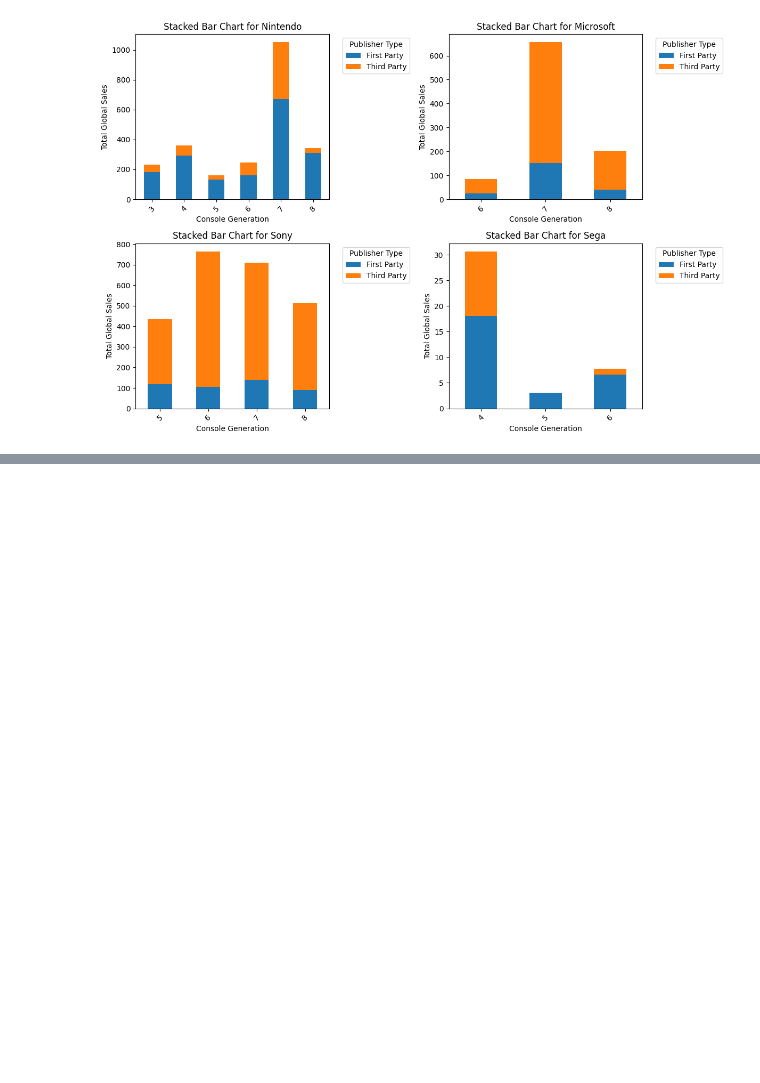
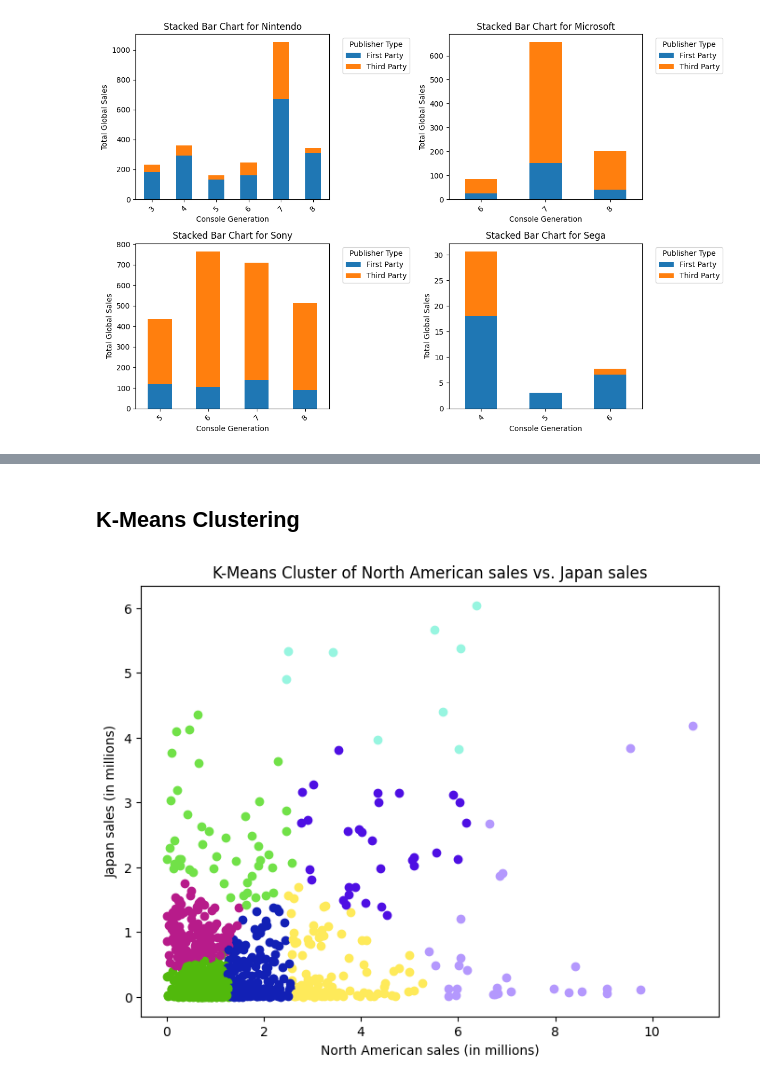
Before and after one commit to candersen114/Python2Source, a Jupyter notebook: finalproj.ipynb, the cells around one changed output, grey strips where cells are left out. Cells and saved outputs as stored; diff of their text form; code cells hidden in the pictures; blank space fills up the shorter version.

```diff
--- a/finalproj.ipynb
+++ b/finalproj.ipynb
@@ -522,0 +597,19 @@ plt.show()
+# %% [markdown]
+## K-Means Clustering
+# %%
+km = KMeans()
+
+cluster = km.fit(df_nona[["NA_Sales", "JP_Sales"]])
+
+fig = plt.figure(figsize=(8,6))
+ax = fig.add_subplot(111)
+for i in df_nona.index:
+    ax.scatter(df_nona["NA_Sales"][i], df_nona["JP_Sales"][i], color=colors[cluster.labels_[i]])
+
+ax.set_title("K-Means Cluster of North American sales vs. Japan sales")
+ax.set_xlabel("North American sales (in millions)")
+ax.set_ylabel("Japan sales (in millions)")
+
+plt.show()
+# %% [output]
+[figure, added]
```
Also changed, not shown: parts of 10 cells of this notebook, 1 other file.
